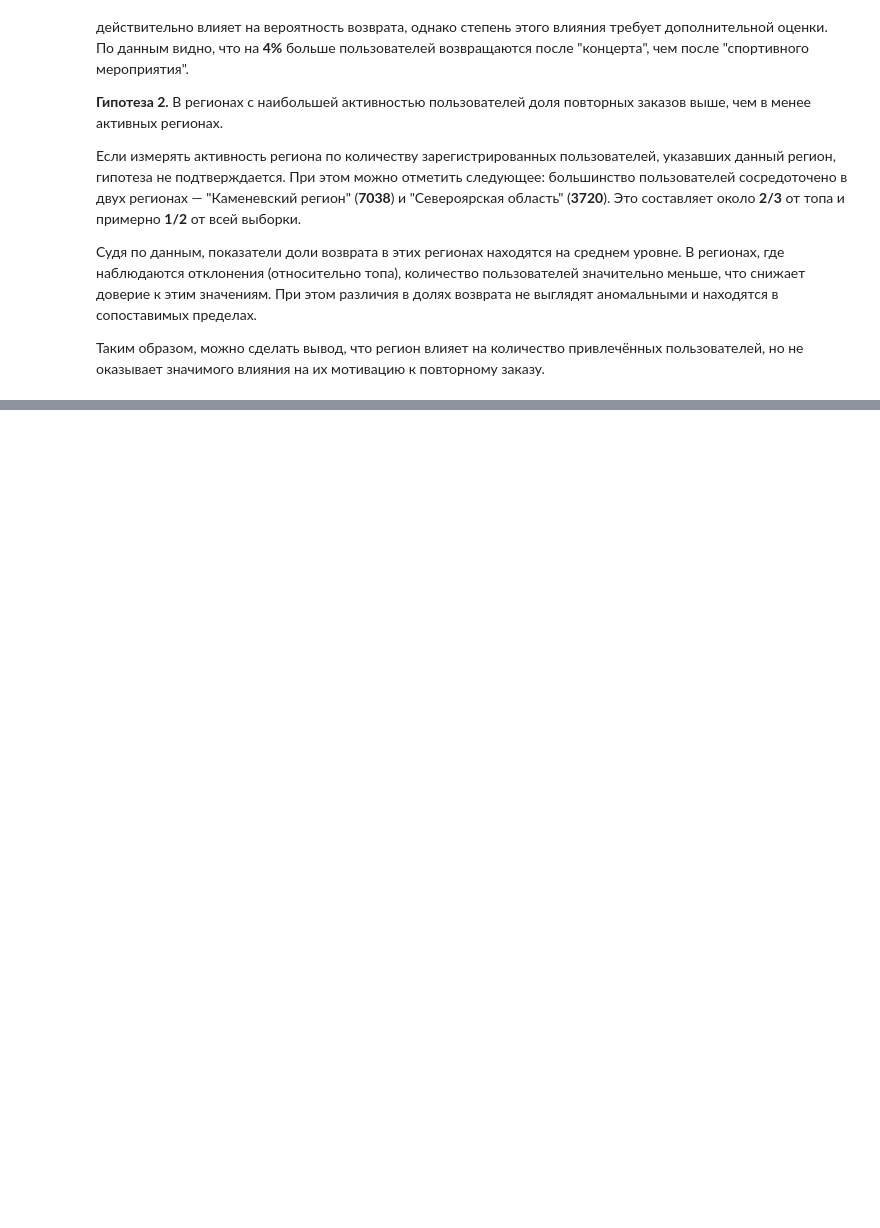
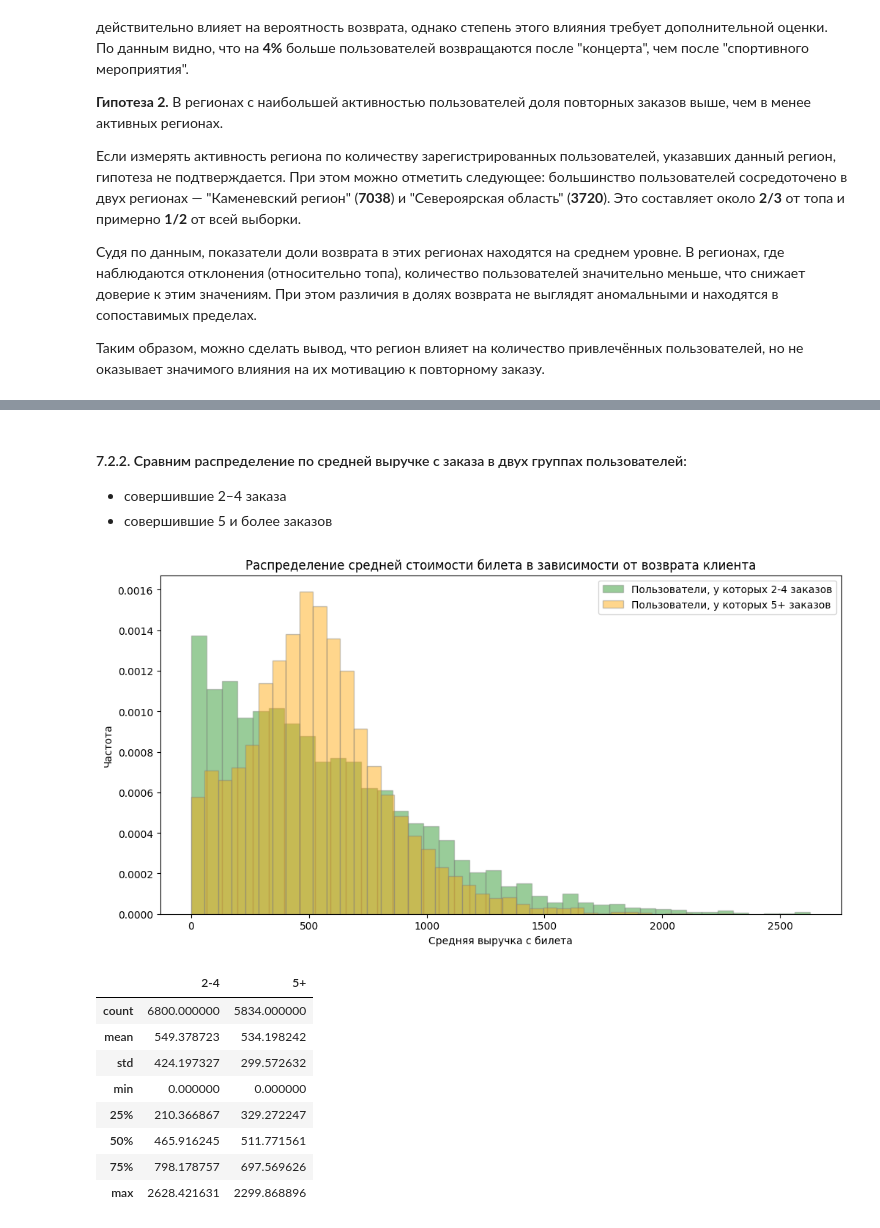
Before and after one commit to achezganov/yandex_afisha_eda, a Jupyter notebook: main.ipynb, the cells around one changed output, grey strips where cells are left out. Drawn from its saved outputs; the diff is of its cells as text; code cells hidden in the pictures; blank space fills up the shorter version.

```diff
--- a/main.ipynb
+++ b/main.ipynb
@@ -1186,0 +1261,66 @@ draft.sort_values(by='return_rate_pct', ascending=False)
+# %% [markdown]
+#### 7.2.2. Сравним распределение по средней выручке с заказа в двух группах пользователей:
+- совершившие 2–4 заказа
+- совершившие 5 и более заказов
+# %%
+# Построим сравнительные гистограммы распределения средней выручки с билета
+# (avg_revenue_rub) по двум категориям (не более четырех и не менее двух заказов, пять и более заказов):
+
+# Создаем датафрейм содержащий пользователей, у которых от 2-4 заказов
+orders_2_4 = up[(up['is_two'] == True) & (up['is_five'] == False)]
+# Создаем датафрейм содержащий пользователей, у которых 5+ заказов
+orders_5_more = up[up['is_five'] == True]
+
+# Зададим общий размер для графиков
+plt.figure(figsize=(12, 6))
+
+# Рисуем гистограмму для невернувшихся
+plt.hist(
+    orders_2_4['avg_revenue_rub'],
+    bins=40,
+    color='green',
+    edgecolor='gray',
+    alpha=0.4,
+    label='Пользователи, у которых 2-4 заказов',
+    density=True
+)
+
+# Рисуем гистограмму для вернувшихся
+plt.hist(
+    orders_5_more['avg_revenue_rub'],
+    bins=40,
+    color='orange',
+    edgecolor='gray',
+    alpha=0.45,
+    label='Пользователи, у которых 5+ заказов',
+    density=True
+)
+
+# Указываем заголовок и подписи осей
+plt.title('Распределение средней стоимости билета в зависимости от возврата клиента')
+plt.xlabel('Средняя выручка с билета')
+plt.ylabel('Частота')
+# Отображаем легенду
+plt.legend()
+# Отображаем график
+plt.show()
+
+# Создадим датафрейм с describe для двух категорий через словарь
+stats_df = pd.DataFrame({
+    '2-4': orders_2_4['avg_revenue_rub'].describe(),
+    '5+': orders_5_more['avg_revenue_rub'].describe()
+})
+
+# Выведем датафрейм с числовыми данными
+stats_df
+# %% [output]
+[figure, added]
+|  | 2-4 | 5+ |
+| count | 6800.000000 | 5834.000000 |
+| mean | 549.378723 | 534.198242 |
+| std | 424.197327 | 299.572632 |
+| min | 0.000000 | 0.000000 |
+| 25% | 210.366867 | 329.272247 |
+| 50% | 465.916245 | 511.771561 |
+| 75% | 798.178757 | 697.569626 |
+| max | 2628.421631 | 2299.868896 |
```
Also changed, not shown: parts of 11 cells of this notebook.
